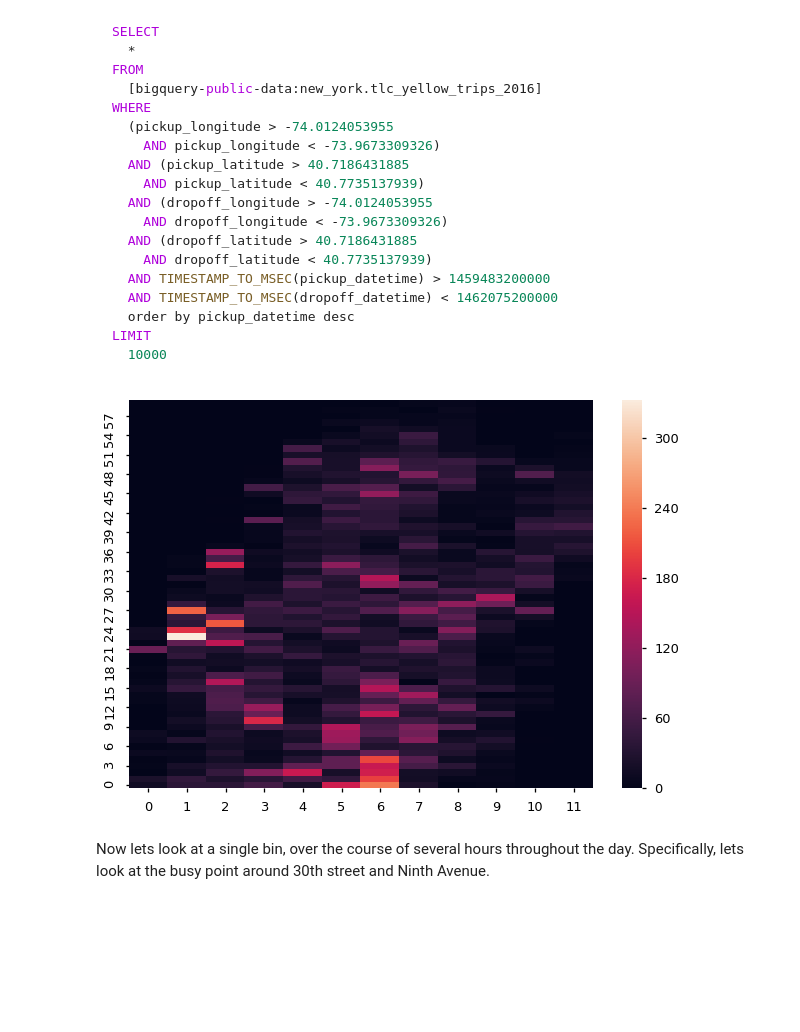
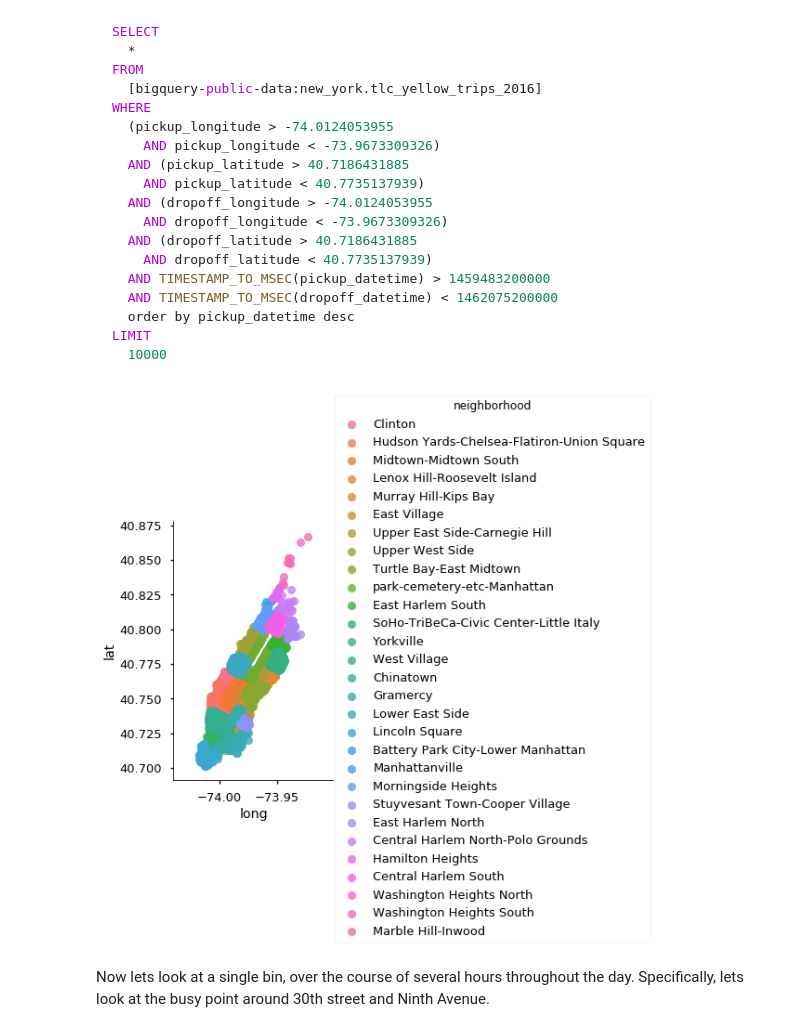
Before and after one commit to colby-j-wise/Probabilistic_Programming, a Jupyter notebook: FinalProject.ipynb, the cells around one changed output. Drawn from its saved outputs; the diff is of its cells as text; code cells hidden in the pictures; blank space fills up the shorter version.

Commit message:
some pretty visualizations

````diff
--- a/FinalProject.ipynb
+++ b/FinalProject.ipynb
@@ -45,16 +45,34 @@ WHERE
 LIMIT
   10000
 ```
-# %%
-dataset = data.get_data('datasets/results-20171101-101319.csv', name="raw_coordinates")
-with tf.Session() as sess:
-    rotated_data = sess.run(data.rotate(dataset, np.pi * 0.0))
-H = data.bin_2d(rotated_data.T, [60, 12], pad_longitude=0.0, pad_latitude=0.0)
-ax = sns.heatmap(H[0])
-ax.invert_yaxis()
-# sns.jointplot(rotated_data.T[:, 0], rotated_data.T[:, 1])
-# %% [output]
-[figure, removed]
+# %%
+def get_manhattan_data(path):
+    full_dataset = pd.read_csv(path)
+    manhattan_pickups = full_dataset.where(full_dataset["pickup_boro"] == "Manhattan")
+    return manhattan_pickups.where(manhattan_pickups["dropoff_boro"] == "Manhattan").dropna()
+
+full_dataset = get_manhattan_data("data/preprocessed.csv")
+# %%
+def visualize(dataset):
+    dat = np.concatenate((dataset.loc[:, ['pickup_longitude', 'pickup_latitude']].as_matrix(),
+                          dataset.loc[:, ['dropoff_longitude', 'dropoff_latitude']].as_matrix()))
+    sns.regplot(dat[:, 0], dat[:, 1])
+    plt.show()
+
+def visualize_by_boro(dataset):
+    pickups = dataset.loc[:, ["pickup_longitude", "pickup_latitude", "pickup_neighborhood_name"]]
+    pickups.columns = ["long", "lat", "neighborhood"]
+    dropoffs = dataset.loc[:, ["dropoffs_longitude", "dropoffs_latitude", "dropoff_neighborhood_name"]]
+    dropoffs.columns = ["long", "lat", "neighborhood"]
+    data = pd.concat((pickups, dropoffs)).dropna()
+    sns.lmplot(x="long", y="lat", hue="neighborhood", data=data, fit_reg=False)
+    plt.show()
+
+indices = np.random.choice(full_dataset.shape[0], size=10000, replace=False)
+
+visualize_by_boro(full_dataset.iloc[indices, :])
+# %% [output]
+[figure, added]
 # %% [markdown]
 Now lets look at a single bin, over the course of several hours throughout the day. Specifically, lets look at the busy point around 30th street and Ninth Avenue.
 # %%
````
Also changed, not shown: parts of 1 cell of this notebook.
